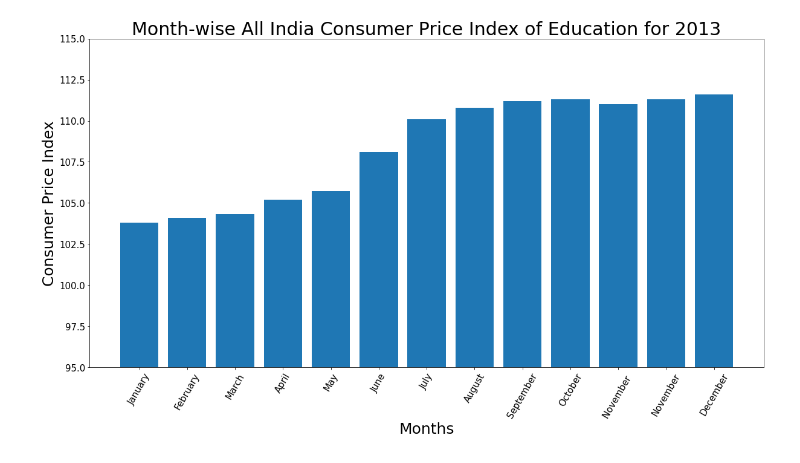
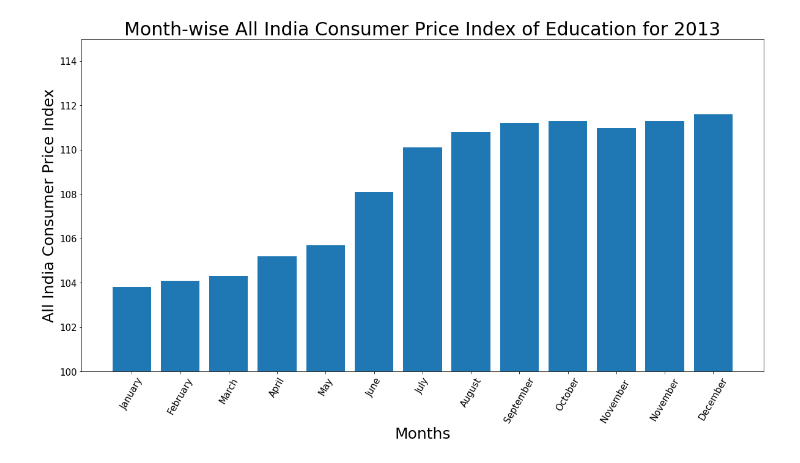
Before and after one commit to gourabp7/Data-Science-Visualization, a Jupyter notebook: data.ipynb, the cells around one changed output. Drawn from its saved outputs; the diff is of its cells as text; code cells hidden in the pictures.

```diff
--- a/data.ipynb
+++ b/data.ipynb
@@ -49,12 +50,13 @@ Bar Plot
 # %%
 plt.figure(figsize=(20, 10))
 plt.bar(data["Month"].iloc[:36], data["Education"].iloc[:36])
 plt.title("Month-wise All India Consumer Price Index of Education for 2013", fontsize=30)
-plt.ylabel("Consumer Price Index", fontsize=25)
+plt.ylabel("All India Consumer Price Index", fontsize=25)
 plt.xlabel("Months",fontsize=25)
 plt.xticks(rotation = 60)
-plt.tick_params(axis='both', which='major', labelsize=15)
-plt.ylim([95, 115])
-plt.show()
+plt.tick_params(axis='both', labelsize=15)
+plt.ylim([100, 115])
+# plt.show()
+plt.savefig("figures/bar.png")
 # %% [output]
-[figure, old version]
+[figure, new version]
```
Also changed, not shown: parts of 10 cells of this notebook, 4 other files.
